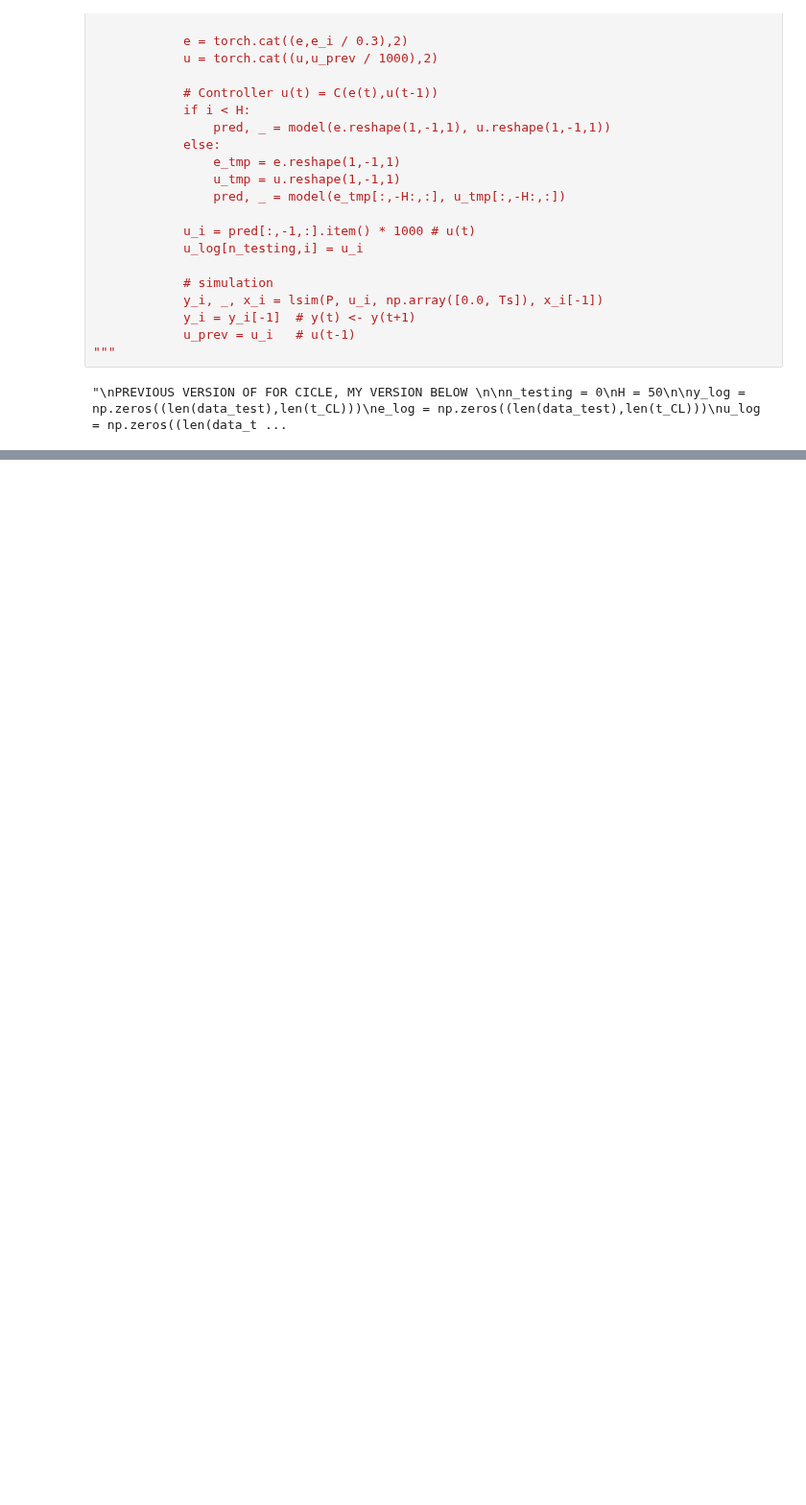
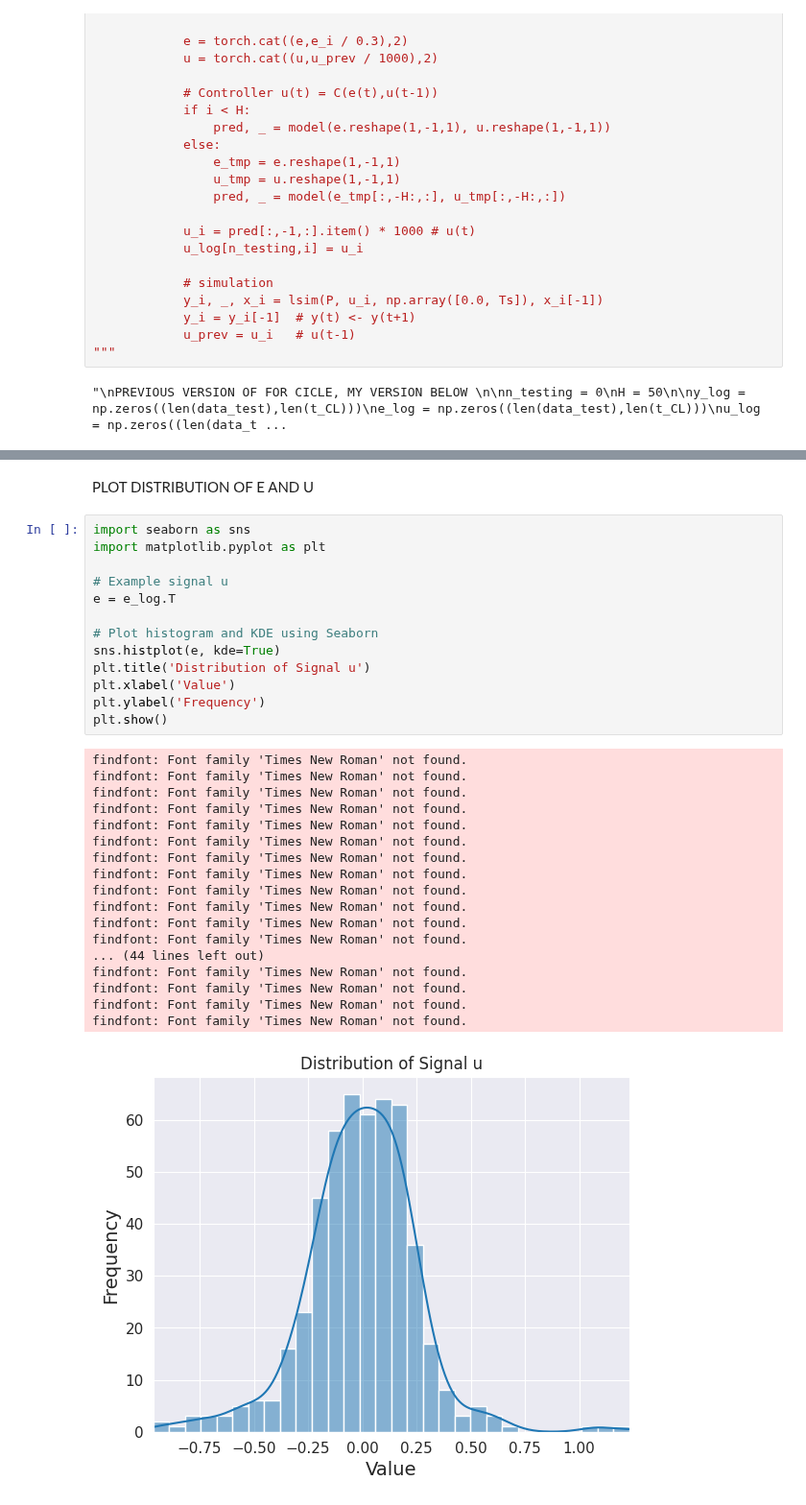
Before and after one commit to buswayne/sysid-transformers-control, a Jupyter notebook: control/test_CL_meta_controller_simple_example_1.ipynb, the cells around one changed output, grey strips where cells are left out. Shown at 96% size. Saved outputs shown, nothing was run; the diff lists cells and outputs as text; blank space fills up the shorter version.

```diff
--- a/control/test_CL_meta_controller_simple_example_1.ipynb
+++ b/control/test_CL_meta_controller_simple_example_1.ipynb
@@ -422,0 +459,35 @@ findfont: Font family 'Times New Roman' not found.
+# %% [markdown]
+
+PLOT DISTRIBUTION OF E AND U
+# %%
+import seaborn as sns
+import matplotlib.pyplot as plt
+
+# Example signal u
+e = e_log.T
+
+# Plot histogram and KDE using Seaborn
+sns.histplot(e, kde=True)
+plt.title('Distribution of Signal u')
+plt.xlabel('Value')
+plt.ylabel('Frequency')
+plt.show()
+# %% [output]
+findfont: Font family 'Times New Roman' not found.
+findfont: Font family 'Times New Roman' not found.
+findfont: Font family 'Times New Roman' not found.
+findfont: Font family 'Times New Roman' not found.
+findfont: Font family 'Times New Roman' not found.
+findfont: Font family 'Times New Roman' not found.
+findfont: Font family 'Times New Roman' not found.
+findfont: Font family 'Times New Roman' not found.
+findfont: Font family 'Times New Roman' not found.
+findfont: Font family 'Times New Roman' not found.
+findfont: Font family 'Times New Roman' not found.
+findfont: Font family 'Times New Roman' not found.
+... (44 lines left out)
+findfont: Font family 'Times New Roman' not found.
+findfont: Font family 'Times New Roman' not found.
+findfont: Font family 'Times New Roman' not found.
+findfont: Font family 'Times New Roman' not found.
+[figure, added]
```
Also changed, not shown: parts of 8 cells of this notebook, 4 other files.
